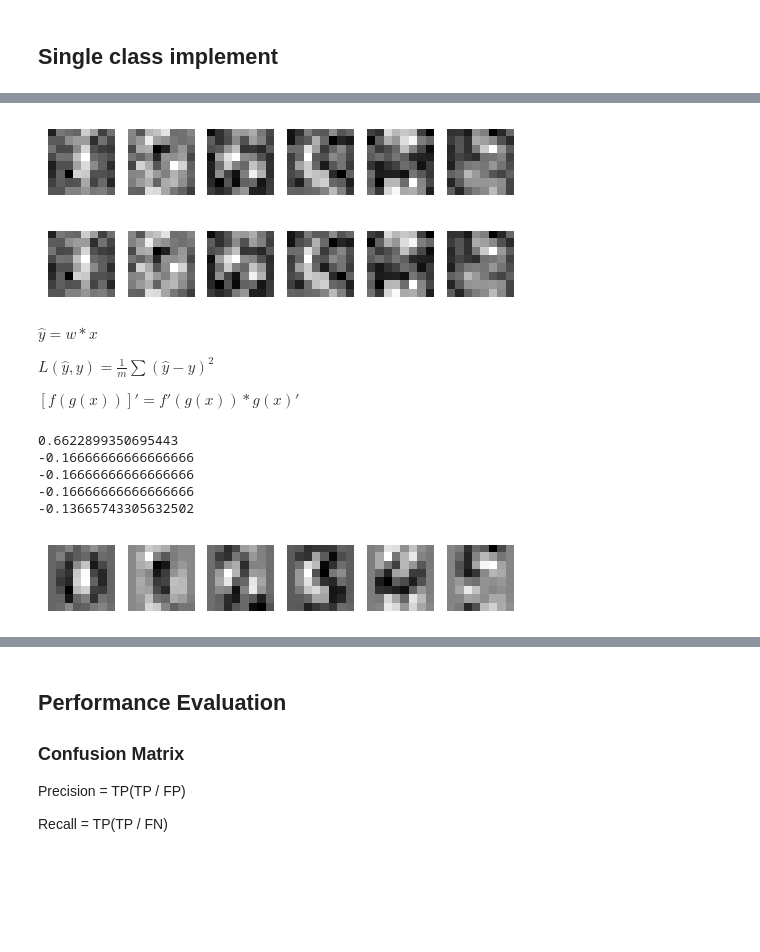
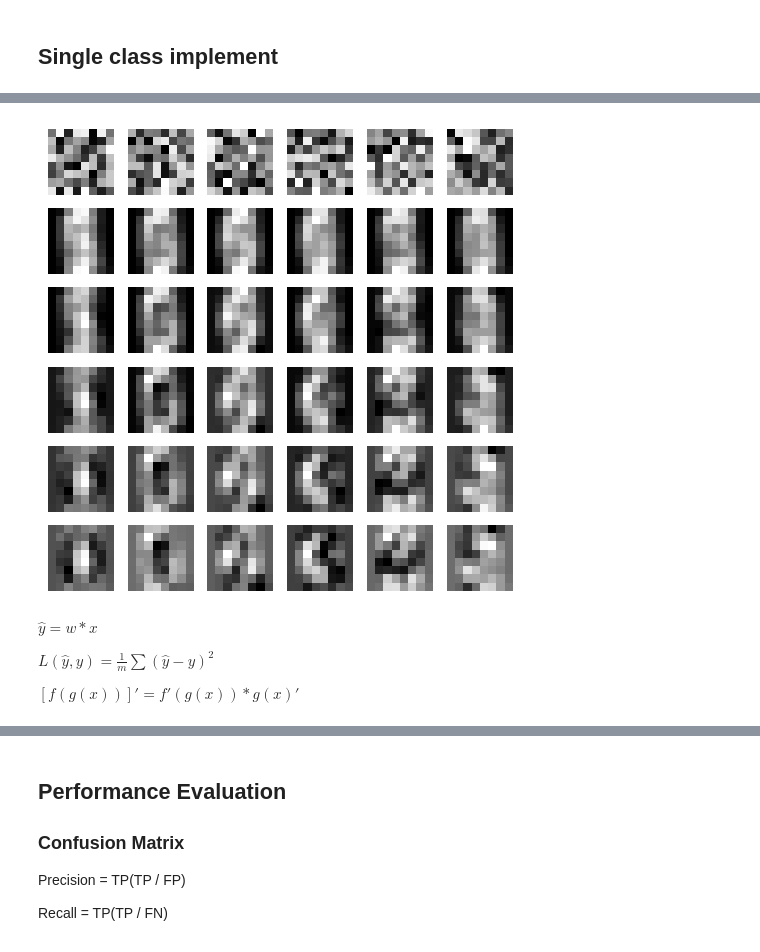
Before and after one commit to lumlong/Learning, a Jupyter notebook: Data Science/Fundamental/ArtificialNeuron2.ipynb, the cells around one changed output, grey strips where cells are left out. Cells and saved outputs as stored; diff of their text form; code cells hidden in the pictures; blank space fills up the shorter version.

```diff
--- a/Data Science/Fundamental/ArtificialNeuron2.ipynb
+++ b/Data Science/Fundamental/ArtificialNeuron2.ipynb
@@ -96,5 +130,5 @@ def to_classlabel(z):
     return z.argmax(axis = 1)
 # %%
 # Single class
-w_list, b_list = fit(X, y, 50, 0.00001)
+w_list, b_list = fit_test(X, y, 5, 0.01)
 # %% [output]
@@ -118,23 +146,15 @@ Iter: 49, Loss: 0.060016969318899153
 # %%
 # Explainable
-fig, axs = plt.subplots(nrows=1, ncols=n_classes, figsize=(6, 6))
+n_row = int(w_list.shape[0] / n_classes)
+
+fig, axs = plt.subplots(nrows=n_row, ncols=n_classes, figsize=(6, 6))
 
 for idx, ax in enumerate(axs.ravel()):
-    ax.imshow(w_list[0][idx].reshape((8, 8)), cmap=plt.cm.binary)
+    ax.imshow(w_list[idx].reshape((8, 8)), cmap=plt.cm.binary)
     ax.axis("off")
 _ = fig.show
 # %% [output]
-[figure, old version]
+[figure, new version]
-# %%
-# Explainable
-fig, axs = plt.subplots(nrows=1, ncols=n_classes, figsize=(6, 6))
-
-for idx, ax in enumerate(axs.ravel()):
-    ax.imshow(w_list[49][idx].reshape((8, 8)), cmap=plt.cm.binary)
-    ax.axis("off")
-_ = fig.show
-# %% [output]
-[figure, removed]
 # %% [markdown]
 $ \hat{y} = w * x $
 
@@ -148,22 +163,0 @@ bias = np.random.uniform(0, .01, [n_classes])
-# %%
-iter = 5
-for i in range(0, iter):
-    new_weight, new_bias = loss(X, activation(net_input(X, weight, bias)), y_onehot)
-    weight = weight - new_weight
-    bias = bias - new_bias
-# %% [output]
-0.6622899350695443
--0.16666666666666666
--0.16666666666666666
--0.16666666666666666
--0.13665743305632502
-# %%
-# Explainable
-fig, axs = plt.subplots(nrows=1, ncols=n_classes, figsize=(6, 6))
-
-for idx, ax in enumerate(axs.ravel()):
-    ax.imshow(weight[idx].reshape((8, 8)), cmap=plt.cm.binary)
-    ax.axis("off")
-_ = fig.show
-# %% [output]
-[figure, removed]
```
Also changed, not shown: parts of 5 cells of this notebook, 1 other file.
